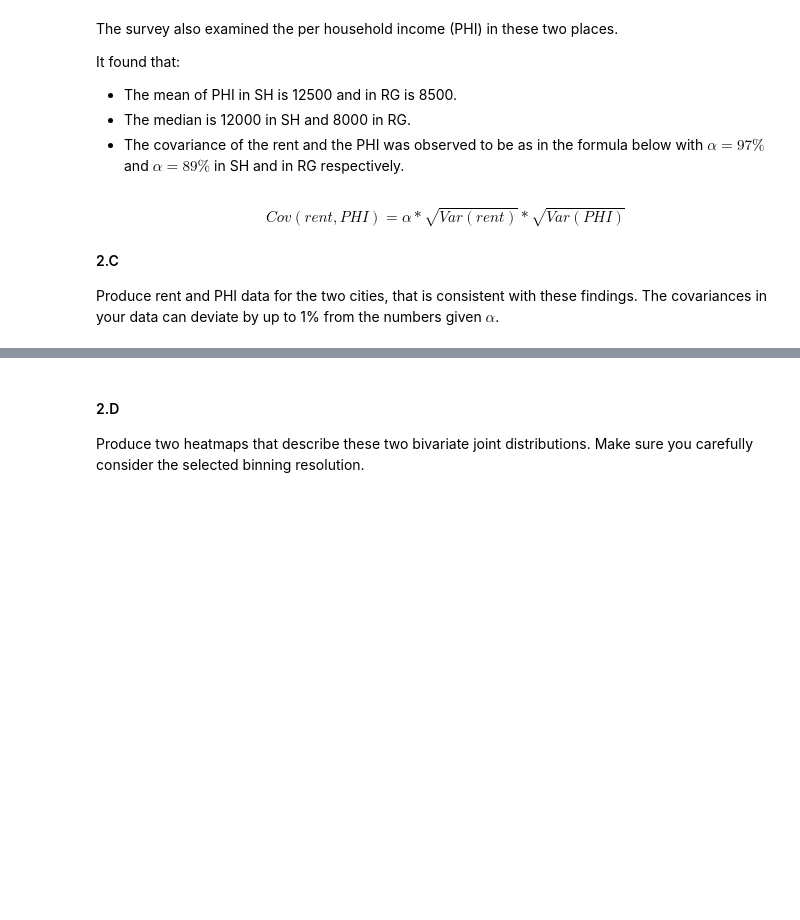
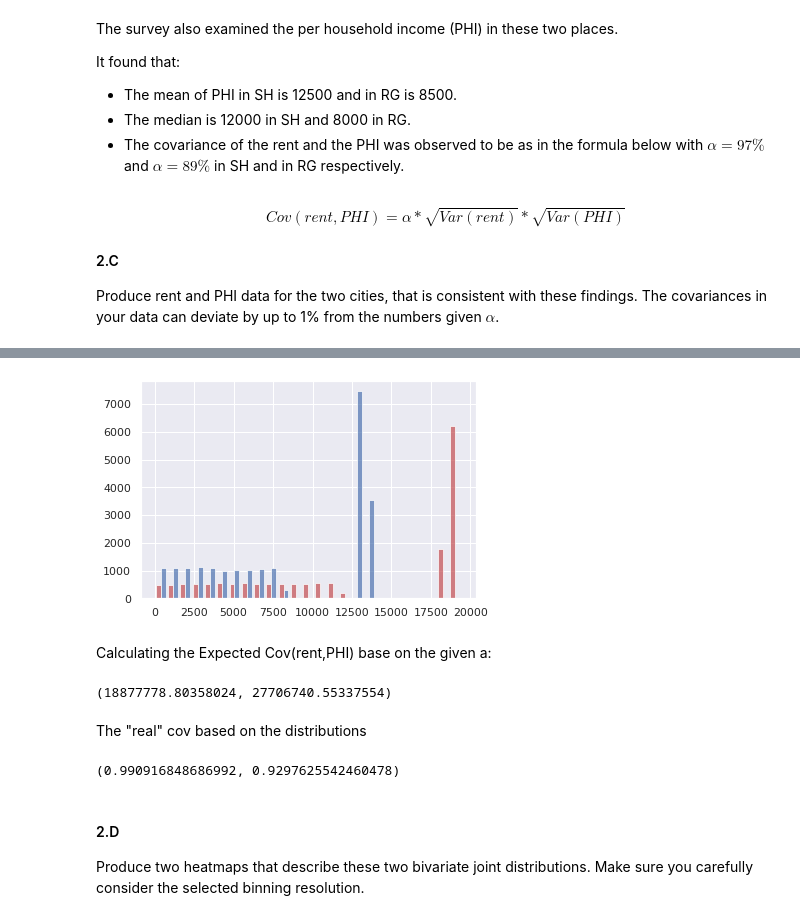
Before and after one commit to ronigold/Statistics_HW, a Jupyter notebook: HW1.ipynb, the cells around one changed output, grey strips where cells are left out. Drawn from its saved outputs; the diff is of its cells as text; code cells hidden in the pictures; blank space fills up the shorter version.

```diff
--- a/HW1.ipynb
+++ b/HW1.ipynb
@@ -233,3 +217,6 @@ $$Cov(rent, PHI) = \alpha * \sqrt{Var(rent)} * \sqrt{Var(PHI)}$$
 
 #### 2.C
 Produce rent and PHI data for the two cities, that is consistent with these findings. The covariances in your data can deviate by up to 1% from the numbers given $\alpha$.
+# %%
+%%time
+sh_phi, rg_phi = ganrate_2_dists(medianA = 12000, meanA = 12500, num_samplesA = 16000, max_rangeA = 8000, medianB = 8000, meanB = 8500, num_samplesB = 22000, max_rangeB = 12000)
@@ -236,3 +235,24 @@ Produce rent and PHI data for the two cities, that is consistent with these find
+# %%
+hist_plot = plt.hist([sh_phi, rg_phi], color=['r','b'], alpha=0.7, bins = 25)
+# %% [output]
+[figure, added]
+# %% [markdown]
+Calculating the Expected Cov(rent,PHI) base on the given a:
+# %%
+exp_cov_sh = 0.97 * np.var(sh_phi)**0.5 * np.var(rent_sh)**0.5
+exp_cov_rg = 0.89 * np.var(rg_phi)**0.5 * np.var(rent_rg)**0.5
+exp_cov_rg, exp_cov_sh
+# %% [output]
+(18877778.80358024, 27706740.55337554)
+# %% [markdown]
+The "real" cov based on the distributions
+# %%
+cov_sh = np.cov(rent_sh,sh_phi)[0,1]
+cov_rg = np.cov(rent_rg,rg_phi)[0,1]
+#the ratio shouldent be greater / smaller then 1%
+cov_rg/exp_cov_rg , cov_sh/exp_cov_sh
+# %% [output]
+(0.990916848686992, 0.9297625542460478)
 # %% [markdown]
 #### 2.D
 Produce two heatmaps that describe these two bivariate joint distributions. Make sure you carefully consider the selected binning resolution.
```
Also changed, not shown: parts of 40 cells of this notebook.
